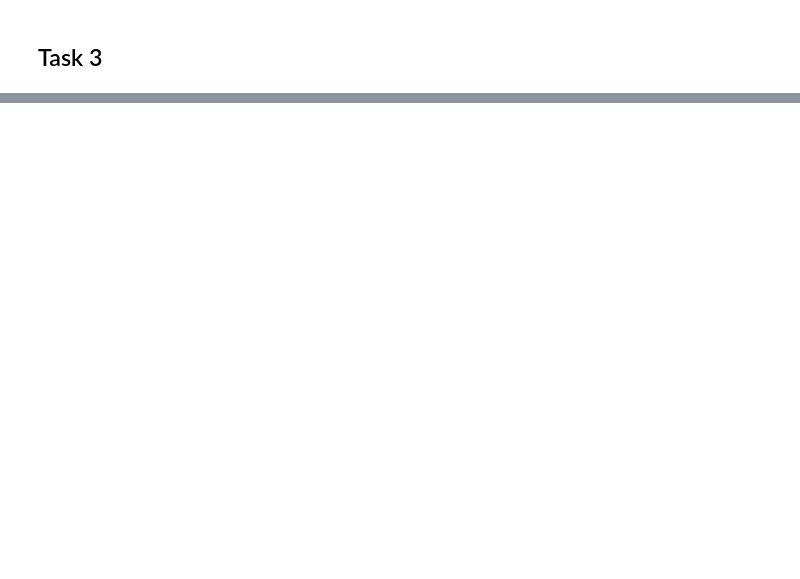
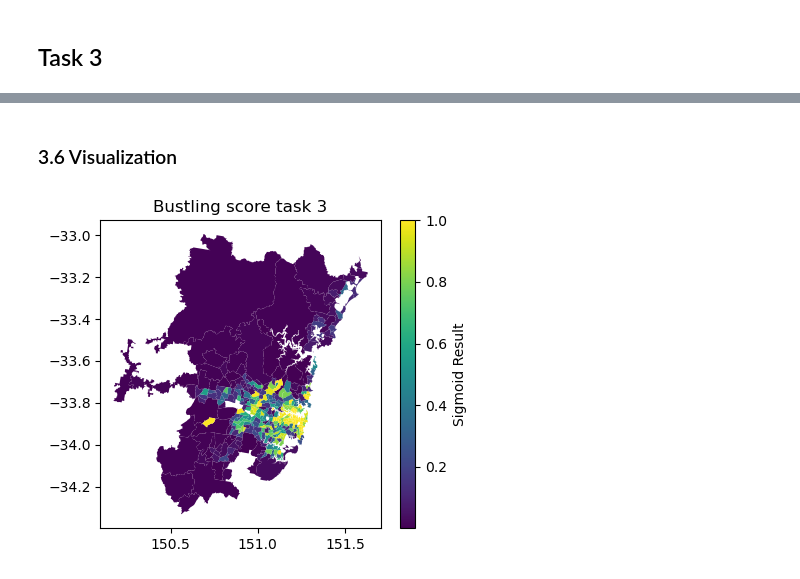
Before and after one commit to MichelangeloNardi/DATA2901--2024S1, a Jupyter notebook: DATA2901 Assignment - Final report.ipynb, the cells around one changed output, grey strips where cells are left out. Cells and saved outputs as stored; diff of their text form; code cells hidden in the pictures; blank space fills up the shorter version.

```diff
--- a/DATA2901 Assignment - Final report.ipynb
+++ b/DATA2901 Assignment - Final report.ipynb
@@ -1278,0 +2141,4 @@ As we can see this difference is due to the fact that we filtered out regions wi
+# %%
+# push to SQL
+task3 = gpd.read_postgis('''select sigmoid_result,geom from task_3_result''', conn, crs=4326)
+task3.info()
@@ -1278,0 +2155,9 @@ As we can see this difference is due to the fact that we filtered out regions wi
+# %% [markdown]
+### 3.6 Visualization
+# %%
+ax = task3.plot(column='sigmoid_result', figsize=(5, 4), cmap='viridis', legend=False)
+plt.colorbar(ax.collections[0], ax=ax, orientation='vertical', label='Sigmoid Result')
+plt.title("Bustling score task 3")
+plt.show()
+# %% [output]
+[figure, added]
```
Also changed, not shown: parts of 109 cells of this notebook.
